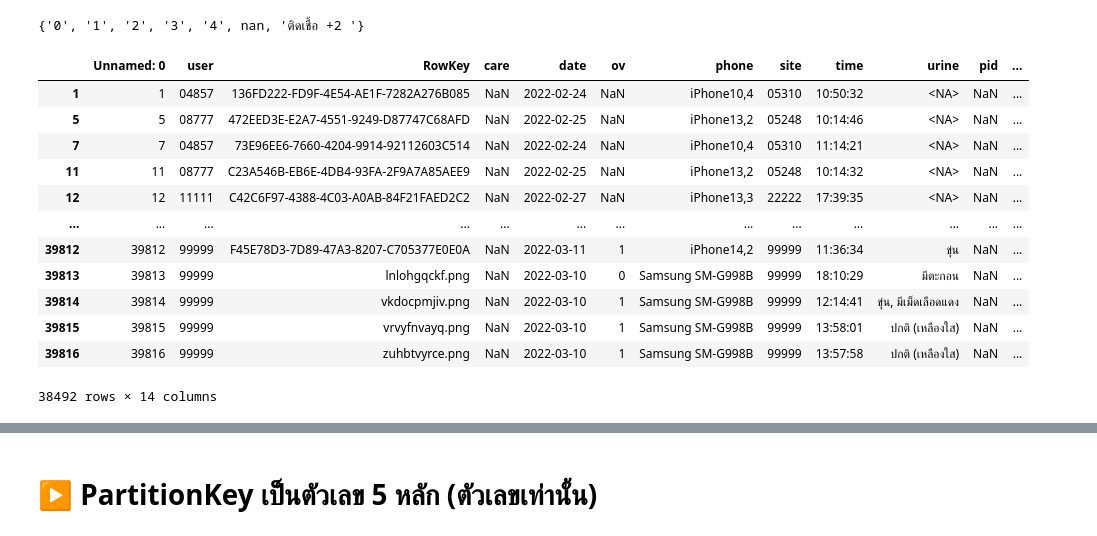
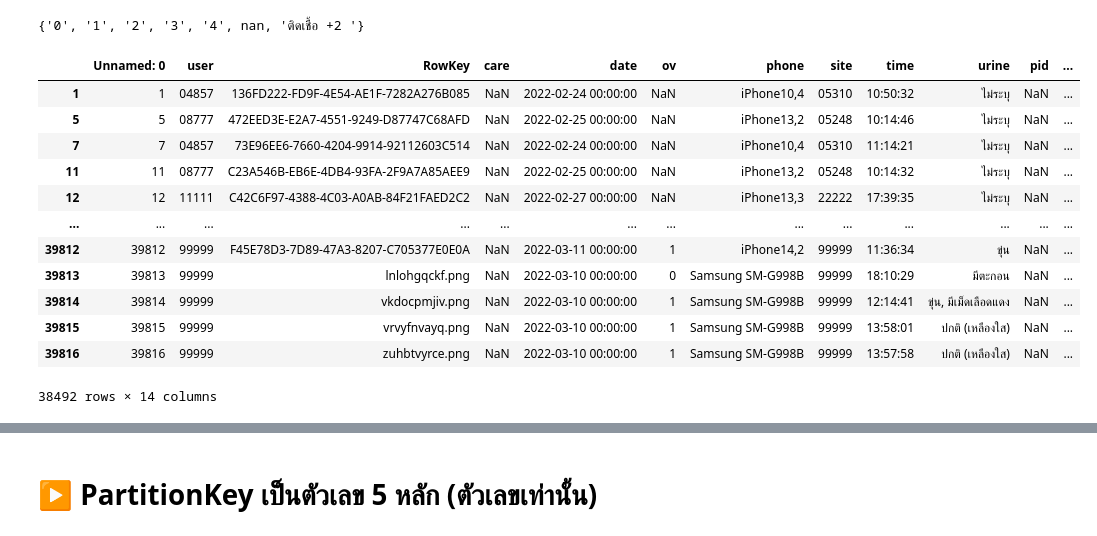
Before and after one commit to Chanakarn06/data_viz_2022, a Jupyter notebook: FinalDashBoard.ipynb, the cells around one changed output, grey strips where cells are left out. Drawn from its saved outputs; the diff is of its cells as text; code cells hidden in the pictures.

Commit message:
save table

```diff
--- a/FinalDashBoard.ipynb
+++ b/FinalDashBoard.ipynb
@@ -160,3 +161,6 @@ See the caveats in the documentation: https://pandas.pydata.org/pandas-docs/stab
 | 39816 | 39816 | 99999 | zuhbtvyrce.png | NaN | 2022-03-10 | 1 | Samsung SM-G998B | 99999 | 13:57:58 | ปกติ (เหลืองใส) | NaN | ... |
 | 40017 | 40017 | 12345 | zgvicawbkg.png | NaN | NaT | 2 | Samsung SM-G998B | xxxxx | NaN | ปกติ (เหลืองใส) | NaN | ... |
 38508 rows × 14 columns
+# %%
+data1_alldb[['date']] = data1_alldb[['date']].fillna('ไม่ระบุ') #แทน 'ไม่ระบุ' ในค่าว่าง
+data1_alldb ## แสดงตาราง
@@ -205 +228,4 @@ See the caveats in the documentation: https://pandas.pydata.org/pandas-docs/stab
 38493 rows × 14 columns
+# %%
+data1_alldb[['time']] = data1_alldb[['time']].fillna('ไม่ระบุ')  #แทน ไม่ระบุ ในค่าว่าง
+data1_alldb ## แสดงตาราง
@@ -229,0 +293,3 @@ See the caveats in the documentation: https://pandas.pydata.org/pandas-docs/stab
+# %%
+data1_alldb[['urine']] = data1_alldb[['urine']].fillna('ไม่ระบุ')  #แทน ไม่ระบุ ในค่าว่าง
+data1_alldb ## แสดงตาราง
@@ -249,19 +334,19 @@ set(data1_alldb['ov'])
 # %% [output]
 {'0', '1', '2', '3', '4', nan, 'ติดเชื้อ +2 '}
 # %%
-data1_alldb_1=data1_alldb[data1_alldb['ov']!='ติดเชื้อ +2 ']
-data1_alldb_1
+data1_alldb =data1_alldb[data1_alldb['ov']!='ติดเชื้อ +2 ']  #ไม่เอา 'ติดเชื้อ +2 '
+data1_alldb ## แสดงตาราง
 # %% [output]
 |  | Unnamed: 0 | user | RowKey | care | date | ov | phone | site | time | urine | pid | ... |
-| 1 | 1 | 04857 | 136FD222-FD9F-4E54-AE1F-7282A276B085 | NaN | 2022-02-24 | NaN | iPhone10,4 | 05310 | 10:50:32 | <NA> | NaN | ... |
-| 5 | 5 | 08777 | 472EED3E-E2A7-4551-9249-D87747C68AFD | NaN | 2022-02-25 | NaN | iPhone13,2 | 05248 | 10:14:46 | <NA> | NaN | ... |
-| 7 | 7 | 04857 | 73E96EE6-7660-4204-9914-92112603C514 | NaN | 2022-02-24 | NaN | iPhone10,4 | 05310 | 11:14:21 | <NA> | NaN | ... |
-| 11 | 11 | 08777 | C23A546B-EB6E-4DB4-93FA-2F9A7A85AEE9 | NaN | 2022-02-25 | NaN | iPhone13,2 | 05248 | 10:14:32 | <NA> | NaN | ... |
-| 12 | 12 | 11111 | C42C6F97-4388-4C03-A0AB-84F21FAED2C2 | NaN | 2022-02-27 | NaN | iPhone13,3 | 22222 | 17:39:35 | <NA> | NaN | ... |
+| 1 | 1 | 04857 | 136FD222-FD9F-4E54-AE1F-7282A276B085 | NaN | 2022-02-24 00:00:00 | NaN | iPhone10,4 | 05310 | 10:50:32 | ไม่ระบุ | NaN | ... |
+| 5 | 5 | 08777 | 472EED3E-E2A7-4551-9249-D87747C68AFD | NaN | 2022-02-25 00:00:00 | NaN | iPhone13,2 | 05248 | 10:14:46 | ไม่ระบุ | NaN | ... |
+| 7 | 7 | 04857 | 73E96EE6-7660-4204-9914-92112603C514 | NaN | 2022-02-24 00:00:00 | NaN | iPhone10,4 | 05310 | 11:14:21 | ไม่ระบุ | NaN | ... |
+| 11 | 11 | 08777 | C23A546B-EB6E-4DB4-93FA-2F9A7A85AEE9 | NaN | 2022-02-25 00:00:00 | NaN | iPhone13,2 | 05248 | 10:14:32 | ไม่ระบุ | NaN | ... |
+| 12 | 12 | 11111 | C42C6F97-4388-4C03-A0AB-84F21FAED2C2 | NaN | 2022-02-27 00:00:00 | NaN | iPhone13,3 | 22222 | 17:39:35 | ไม่ระบุ | NaN | ... |
 | ... | ... | ... | ... | ... | ... | ... | ... | ... | ... | ... | ... | ... |
-| 39812 | 39812 | 99999 | F45E78D3-7D89-47A3-8207-C705377E0E0A | NaN | 2022-03-11 | 1 | iPhone14,2 | 99999 | 11:36:34 | ขุ่น | NaN | ... |
-| 39813 | 39813 | 99999 | lnlohgqckf.png | NaN | 2022-03-10 | 0 | Samsung SM-G998B | 99999 | 18:10:29 | มีตะกอน | NaN | ... |
-| 39814 | 39814 | 99999 | vkdocpmjiv.png | NaN | 2022-03-10 | 1 | Samsung SM-G998B | 99999 | 12:14:41 | ขุ่น, มีเม็ดเลือดแดง | NaN | ... |
-| 39815 | 39815 | 99999 | vrvyfnvayq.png | NaN | 2022-03-10 | 1 | Samsung SM-G998B | 99999 | 13:58:01 | ปกติ (เหลืองใส) | NaN | ... |
-| 39816 | 39816 | 99999 | zuhbtvyrce.png | NaN | 2022-03-10 | 1 | Samsung SM-G998B | 99999 | 13:57:58 | ปกติ (เหลืองใส) | NaN | ... |
+| 39812 | 39812 | 99999 | F45E78D3-7D89-47A3-8207-C705377E0E0A | NaN | 2022-03-11 00:00:00 | 1 | iPhone14,2 | 99999 | 11:36:34 | ขุ่น | NaN | ... |
+| 39813 | 39813 | 99999 | lnlohgqckf.png | NaN | 2022-03-10 00:00:00 | 0 | Samsung SM-G998B | 99999 | 18:10:29 | มีตะกอน | NaN | ... |
+| 39814 | 39814 | 99999 | vkdocpmjiv.png | NaN | 2022-03-10 00:00:00 | 1 | Samsung SM-G998B | 99999 | 12:14:41 | ขุ่น, มีเม็ดเลือดแดง | NaN | ... |
+| 39815 | 39815 | 99999 | vrvyfnvayq.png | NaN | 2022-03-10 00:00:00 | 1 | Samsung SM-G998B | 99999 | 13:58:01 | ปกติ (เหลืองใส) | NaN | ... |
+| 39816 | 39816 | 99999 | zuhbtvyrce.png | NaN | 2022-03-10 00:00:00 | 1 | Samsung SM-G998B | 99999 | 13:57:58 | ปกติ (เหลืองใส) | NaN | ... |
 38492 rows × 14 columns
```
Also changed, not shown: parts of 51 cells of this notebook.
